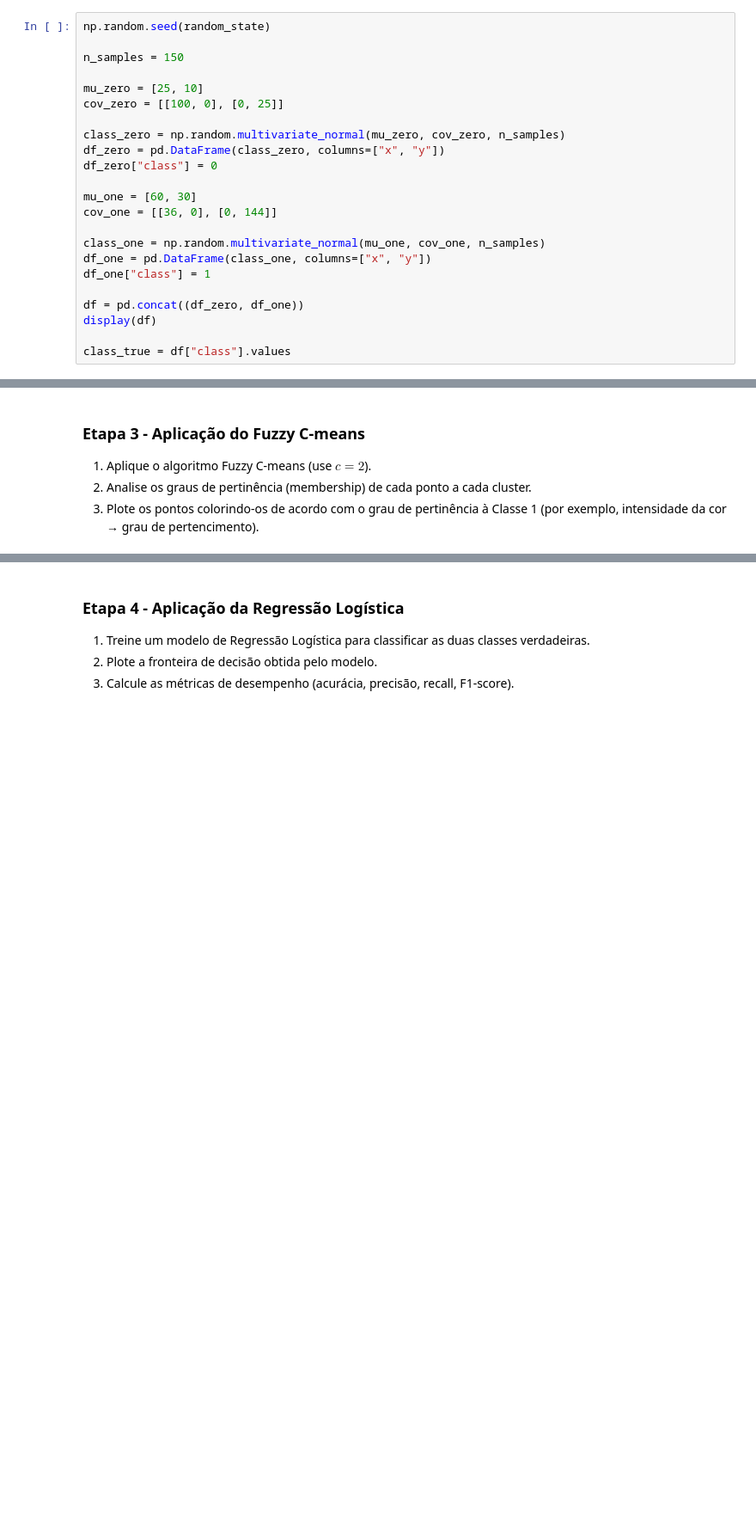
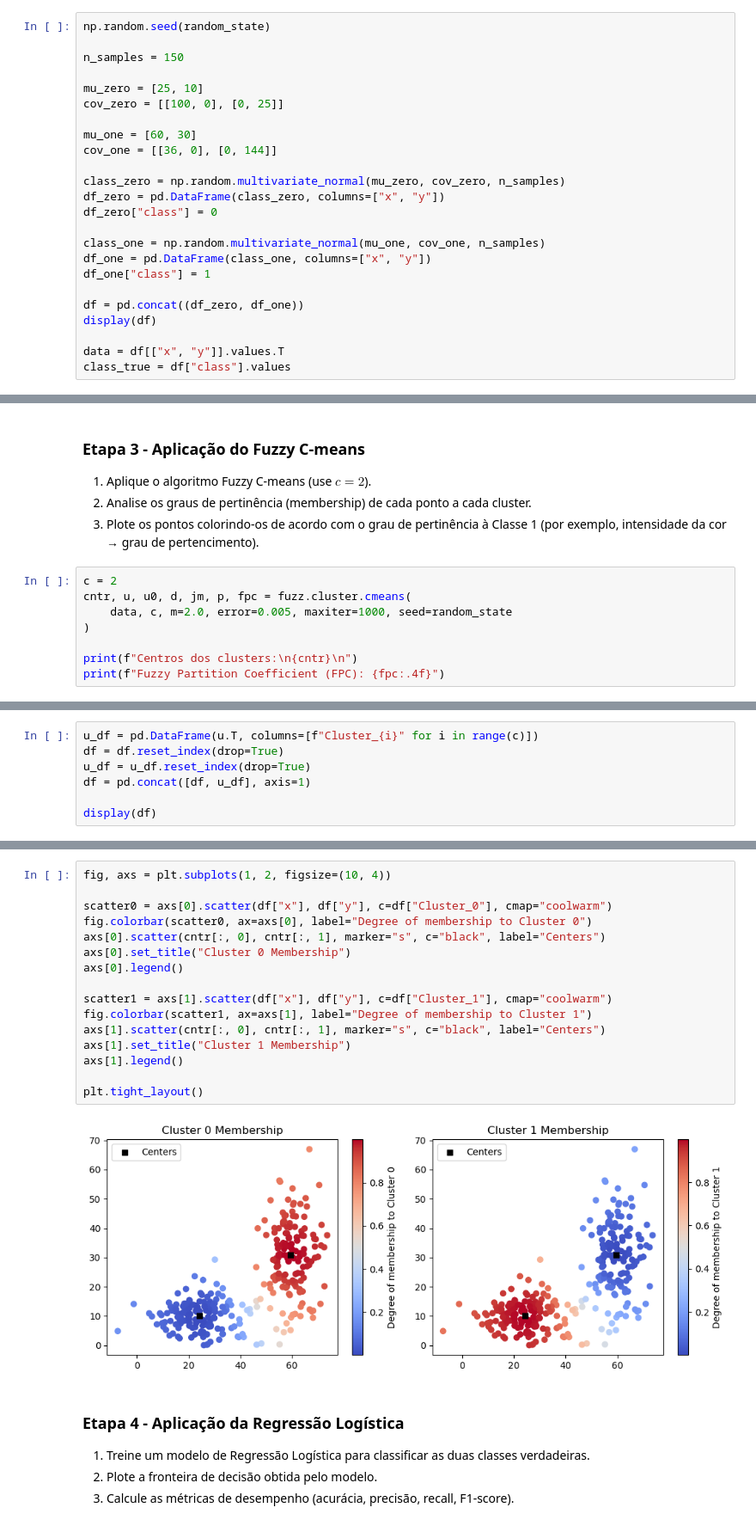
Before and after one commit to thiagoneye/master-machine_learning, a Jupyter notebook: notebooks/exercise_list.ipynb, the cells around one changed output, grey strips where cells are left out. Shown: that part at 86% size. Drawn from its saved outputs; the diff is of its cells as text; blank space fills up the shorter version.

```diff
--- a/notebooks/exercise_list.ipynb
+++ b/notebooks/exercise_list.ipynb
@@ -38,12 +39,12 @@ n_samples = 150
 mu_zero = [25, 10]
 cov_zero = [[100, 0], [0, 25]]
 
+mu_one = [60, 30]
+cov_one = [[36, 0], [0, 144]]
+
 class_zero = np.random.multivariate_normal(mu_zero, cov_zero, n_samples)
 df_zero = pd.DataFrame(class_zero, columns=["x", "y"])
 df_zero["class"] = 0
-
-mu_one = [60, 30]
-cov_one = [[36, 0], [0, 144]]
 
 class_one = np.random.multivariate_normal(mu_one, cov_one, n_samples)
 df_one = pd.DataFrame(class_one, columns=["x", "y"])
@@ -52,6 +53,7 @@ df_one["class"] = 1
 df = pd.concat((df_zero, df_one))
 display(df)
 
+data = df[["x", "y"]].values.T
 class_true = df["class"].values
 # %% [output]
 |  | x | y | class |
@@ -111,3 +107,11 @@ O Índice de Rand Ajustado (ARI) é: 0.9734
 1. Aplique o algoritmo Fuzzy C-means (use $c=2$).
 2. Analise os graus de pertinência (membership) de cada ponto a cada cluster.
 3. Plote os pontos colorindo-os de acordo com o grau de pertinência à Classe 1 (por exemplo, intensidade da cor → grau de pertencimento).
+# %%
+c = 2
+cntr, u, u0, d, jm, p, fpc = fuzz.cluster.cmeans(
+    data, c, m=2.0, error=0.005, maxiter=1000, seed=random_state
+)
+
+print(f"Centros dos clusters:\n{cntr}\n")
+print(f"Fuzzy Partition Coefficient (FPC): {fpc:.4f}")
@@ -113,0 +124,7 @@ O Índice de Rand Ajustado (ARI) é: 0.9734
+# %%
+u_df = pd.DataFrame(u.T, columns=[f"Cluster_{i}" for i in range(c)])
+df = df.reset_index(drop=True)
+u_df = u_df.reset_index(drop=True)
+df = pd.concat([df, u_df], axis=1)
+
+display(df)
@@ -114,3 +150,21 @@ O Índice de Rand Ajustado (ARI) é: 0.9734
+# %%
+fig, axs = plt.subplots(1, 2, figsize=(10, 4))
+
+scatter0 = axs[0].scatter(df["x"], df["y"], c=df["Cluster_0"], cmap="coolwarm")
+fig.colorbar(scatter0, ax=axs[0], label="Degree of membership to Cluster 0")
+axs[0].scatter(cntr[:, 0], cntr[:, 1], marker="s", c="black", label="Centers")
+axs[0].set_title("Cluster 0 Membership")
+axs[0].legend()
+
+scatter1 = axs[1].scatter(df["x"], df["y"], c=df["Cluster_1"], cmap="coolwarm")
+fig.colorbar(scatter1, ax=axs[1], label="Degree of membership to Cluster 1")
+axs[1].scatter(cntr[:, 0], cntr[:, 1], marker="s", c="black", label="Centers")
+axs[1].set_title("Cluster 1 Membership")
+axs[1].legend()
+
+plt.tight_layout()
+# %% [output]
+[figure, added]
 # %% [markdown]
 ### Etapa 4 - Aplicação da Regressão Logística
 
```
Also changed, not shown: parts of 6 cells of this notebook.
